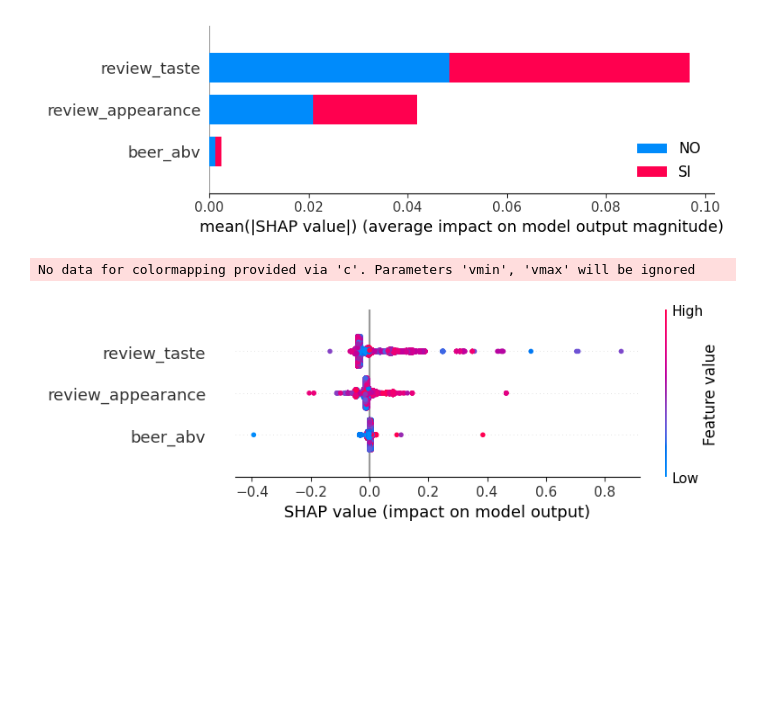
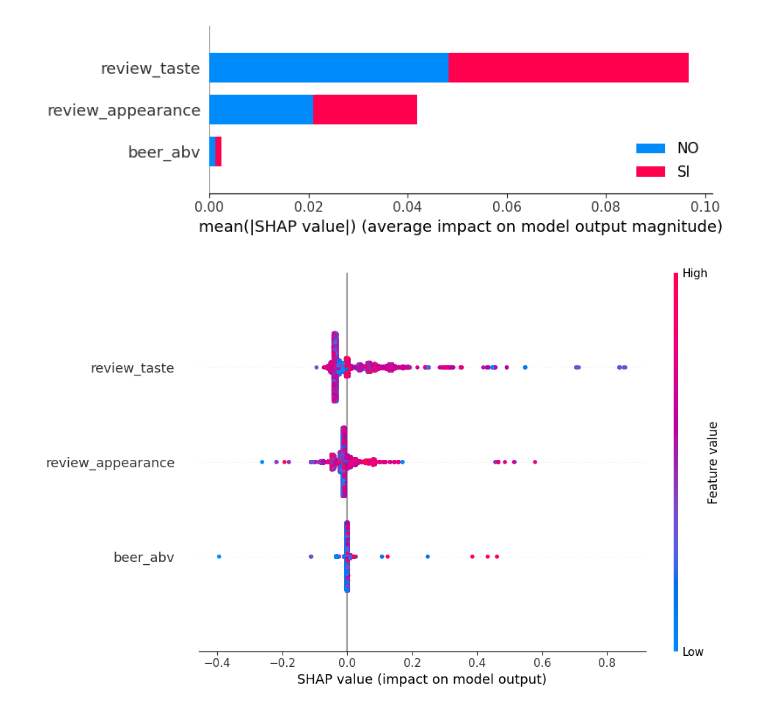
Before and after one commit to arouiller/BeerAnalysis, a Jupyter notebook: 16. Analizando el modelo ganador.ipynb, the cells around one changed output. Saved outputs shown, nothing was run; the diff lists cells and outputs as text; code cells hidden in the pictures; blank space fills up the shorter version.

```diff
--- a/17. Analizando el modelo ganador.ipynb
+++ b/16. Analizando el modelo ganador.ipynb
@@ -178,4 +189,4 @@ y_testing_pred = atu.evaluar_corte(df_y_testing_pred_proba['NO_prob'].values, um
 # %%
 explainer = shap.TreeExplainer(clf)
-shap_values = explainer.shap_values(X_testing)
+shap_values = explainer.shap_values(df_training_validacion)
 # %%
@@ -184,10 +194,9 @@ shap.summary_plot(shap_values, X_testing.values, feature_names = atributos, clas
 # %% [output]
 [figure]
 # %%
-shap.summary_plot(shap_values[1], X_testing.values, feature_names = atributos)
+shap.summary_plot(shap_values[1], df_training_validacion.values, feature_names = atributos, plot_size=[10,6])
 # %% [output]
-No data for colormapping provided via 'c'. Parameters 'vmin', 'vmax' will be ignored
-[figure, old version]
+[figure, new version]
 # %%
 shap_df = pd.DataFrame(data = shap_values[1])
 shap_df.columns = ['shap_' + sub for sub in atributos]
```
Also changed, not shown: parts of 25 cells of this notebook, 12 other files.
